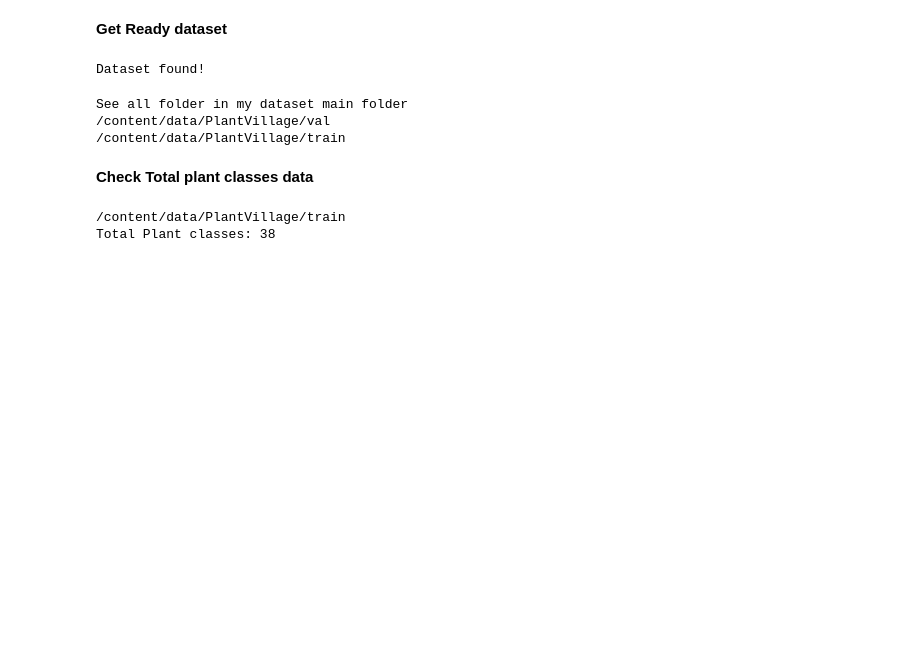
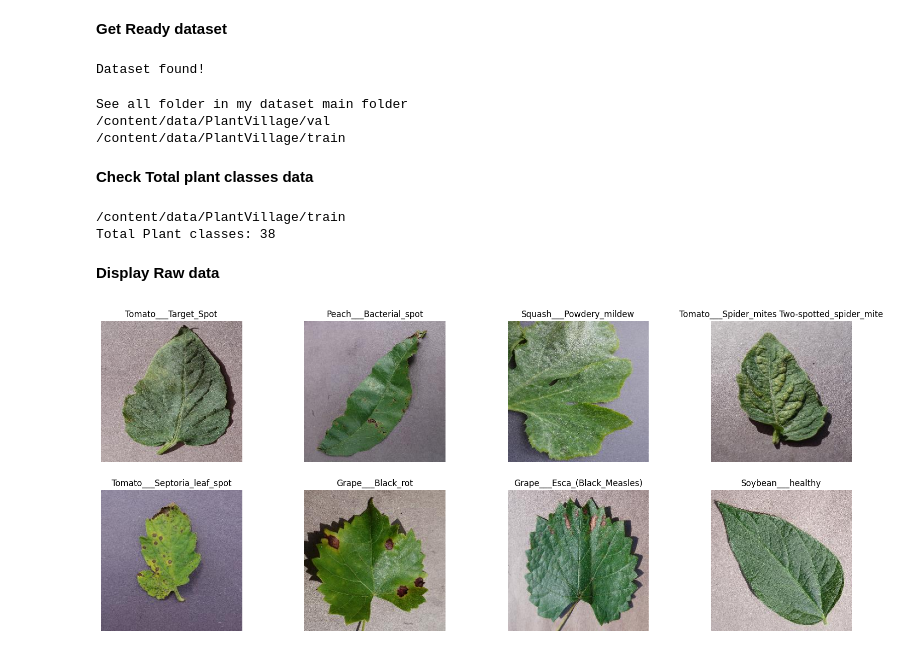
Before and after one commit to HRashidLiaquat/lessons-learned, a Jupyter notebook: Agri.ipynb, the cells around one changed output. Cells and saved outputs as stored; diff of their text form; code cells hidden in the pictures; blank space fills up the shorter version.

Commit message:
Show some raw train data

```diff
--- a/Agri.ipynb
+++ b/Agri.ipynb
@@ -85,3 +87,18 @@ print(f"Total plant classes: {num_classes}")
 # %% [output]
 /content/data/PlantVillage/train
 Total Plant classes: 38
+# %% [markdown]
+**Display Raw data**
+# %%
+rawdataset = datasets.ImageFolder(traning_path, transform=transforms.ToTensor())
+
+plt.figure(figsize=(20, 8))
+for i in range(8):
+    idx = random.randint(0, len(rawdataset)-1)
+    img, label = rawdataset[idx]
+    plt.subplot(2, 4, i+1)
+    plt.imshow(img.permute(1, 2, 0))
+    plt.title(rawdataset.classes[label])
+    plt.axis('off')
+# %% [output]
+[figure, added]
```
Also changed, not shown: parts of 1 cell of this notebook.
